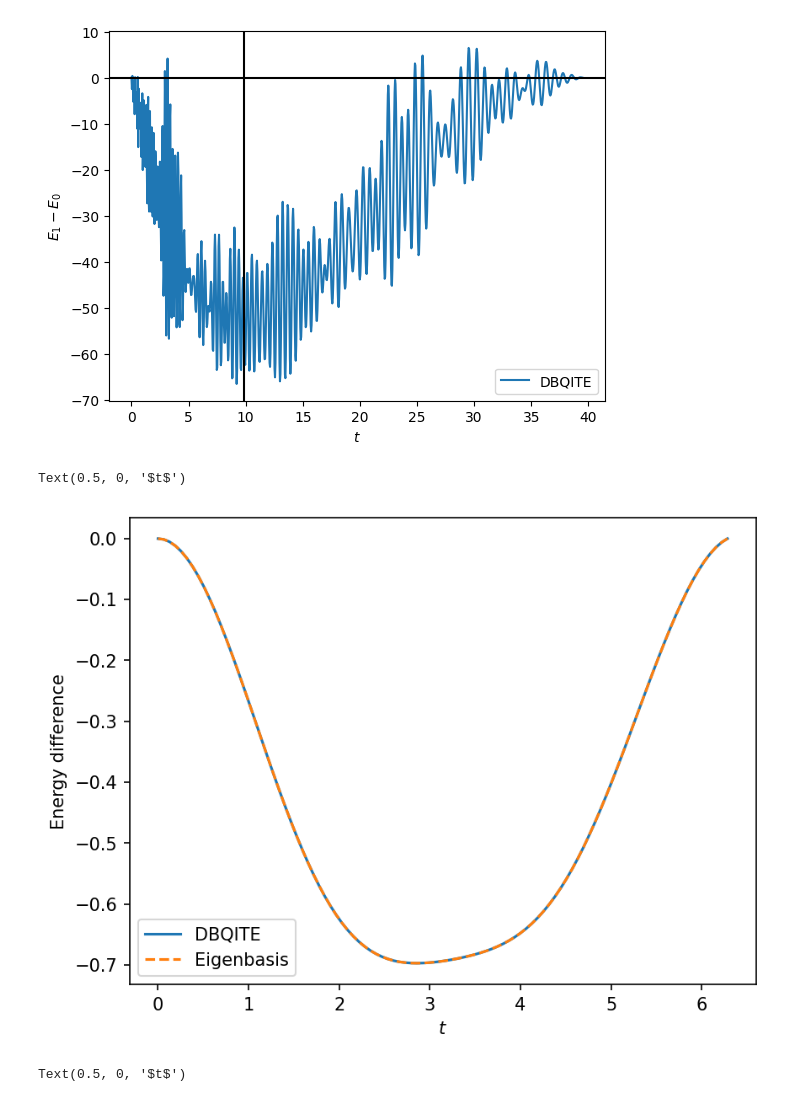
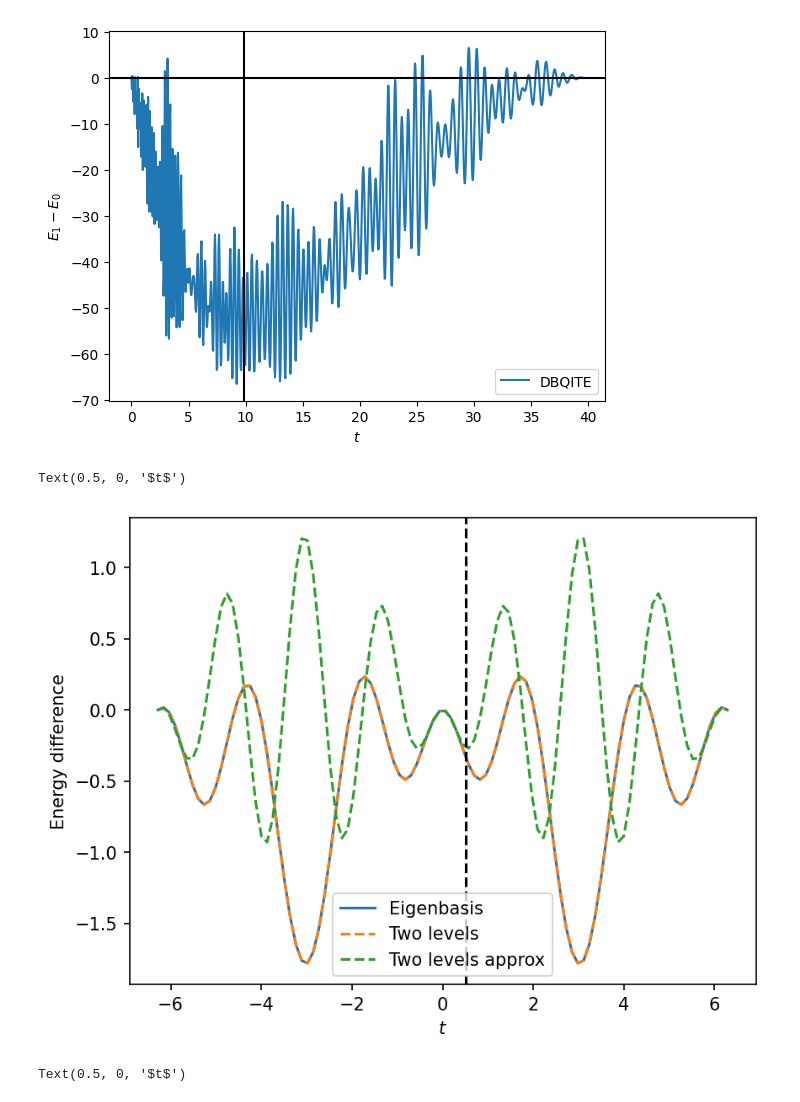
Before and after one commit to wrightjandrew/Master-Project, a Jupyter notebook: DBQITE_tests.ipynb, the cells around one changed output. Saved outputs shown, nothing was run; the diff lists cells and outputs as text; code cells hidden in the pictures.

Commit message:
added two-level approximations

```diff
--- a/DBQITE_tests.ipynb
+++ b/DBQITE_tests.ipynb
@@ -28,7 +28,7 @@ def energyDiff(state, H , t):
 # %%
 def randomHamiltonian(nqubits, alpha = 1):
     A = np.random.choice([-1, 1], size=(2**nqubits, 2**nqubits)) + 1j*np.random.choice([-1, 1], size=(2**nqubits, 2**nqubits))
-    A = np.random.rand(2**nqubits, 2**nqubits) + 1j*np.random.rand(2**nqubits, 2**nqubits)
+    #A = np.random.rand(2**nqubits, 2**nqubits) + 1j*np.random.rand(2**nqubits, 2**nqubits)
     A = A + A.conj().T
     A /= np.linalg.norm(A)
     A = alpha*A
@@ -237,33 +264,38 @@ def energyDiffEnergyBasisUnequal(coeffs, eigenvalues, energy, t):
 # %%
-nqubits = 4
-np.random.seed(0)
-H = randomHamiltonian(nqubits, alpha = 1)
+nqubits = 6
+H = randomHamiltonian(nqubits, alpha = 100)
 eigenvalues, eigenvectors = np.linalg.eigh(H)
-initState = np.random.rand(2**nqubits) + 1j*np.random.rand(2**nqubits)
+E0 = eigenvalues[0]
+if E0 < 0:
+    H = H - eigenvalues[0]*np.eye(2**nqubits)
+else :
+    H = H + eigenvalues[0]*np.eye(2**nqubits)
+eigenvalues, eigenvectors = np.linalg.eigh(H)
+eps = 0.10
+initState = np.sqrt(eps)*eigenvectors[:,0] + np.sqrt(1-eps)*eigenvectors[:,1]
 initState = initState/np.linalg.norm(initState)
 coeff = decomposeInEigenBasis(eigenvectors, initState)
 energy = np.real(initState.conj().T @ H @ initState)
-t = np.linspace(0, (2*np.pi), 100)
-energy_diff = np.zeros(len(t))
+t = np.linspace(-2*np.pi, (2*np.pi), 100)
 energy_diff_ebasis = np.zeros(len(t))
-energy_diff_equal = np.zeros(len(t))
-energy_diff_unequal = np.zeros(len(t))
+two_levels = np.zeros(len(t))
+two_levels_approx = np.zeros(len(t))
+s = sOptTwoLevels(coeff, eigenvalues)
 for i in range(len(t)):
     energy_diff_ebasis[i] = energyDiffEnergyBasis(coeff, eigenvalues, energy, t[i])
-    e0, e1 = energyDiff(initState, H, t[i])
-    energy_diff[i] = e0+e1
+    two_levels[i] = twoLevels(coeff, eigenvalues, t[i])
+    two_levels_approx[i] = twoLevelsApprox(coeff, eigenvalues, t[i])
 plt.figure(dpi = 150)
-plt.plot(t, energy_diff, label = 'DBQITE')
-#plt.plot(t, energy_diff_equal, '--', label = 'Equal Part')
-#plt.plot(t, energy_diff_unequal,'--', label = 'Different Part')
-plt.plot(t, energy_diff_ebasis, '--', label = 'Eigenbasis')
-#plt.plot(t, energy_diff_equal+energy_diff_unequal, '--', label = 'Sum')
+plt.plot(t, energy_diff_ebasis, label = 'Eigenbasis')
+plt.plot(t, two_levels, '--', label = 'Two levels')
+plt.plot(t, two_levels_approx, '--', label = 'Two levels approx')
 plt.ylabel(r'Energy difference')
+plt.axvline(x = s, color = 'black', linestyle = '--')
 plt.legend()
 plt.xlabel(r'$t$')
 # %% [output]
 Text(0.5, 0, '$t$')
-[figure, old version]
+[figure, new version]
 # %%
 nqubits = 8
 H = randomHamiltonian(nqubits, alpha = 10)
```
Also changed, not shown: parts of 1 cell of this notebook.
